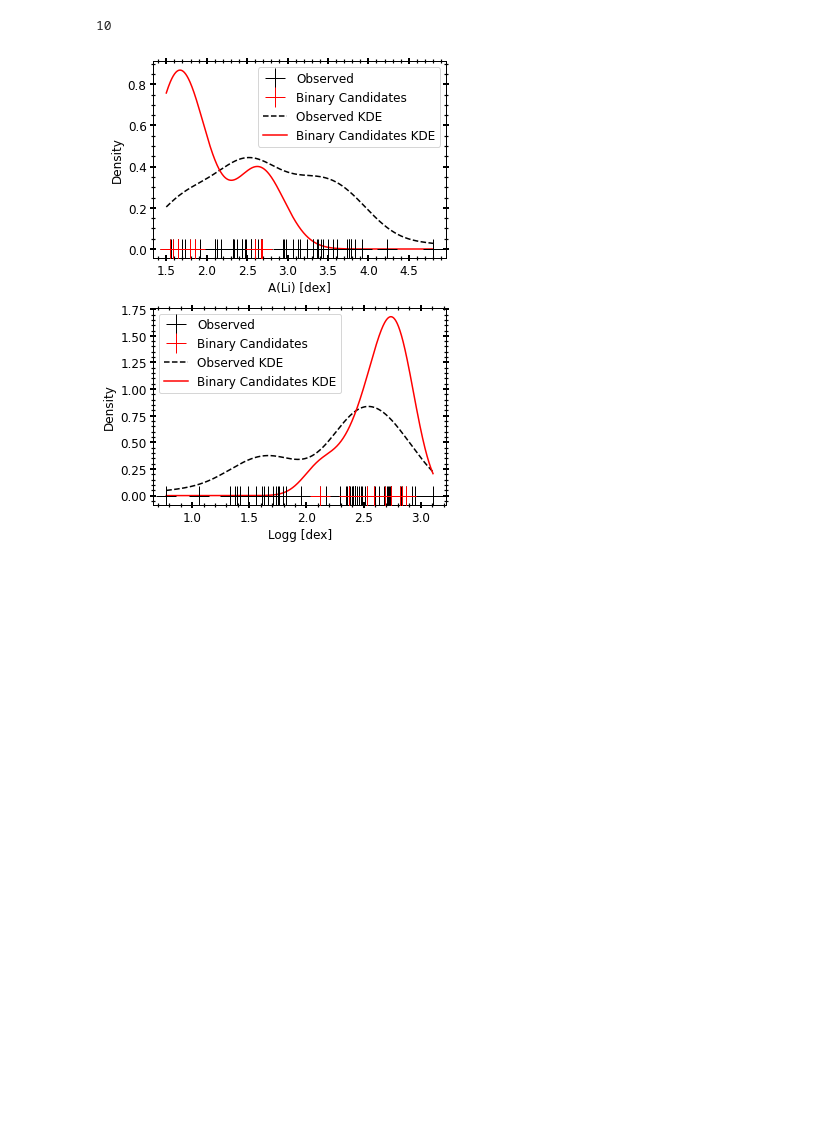
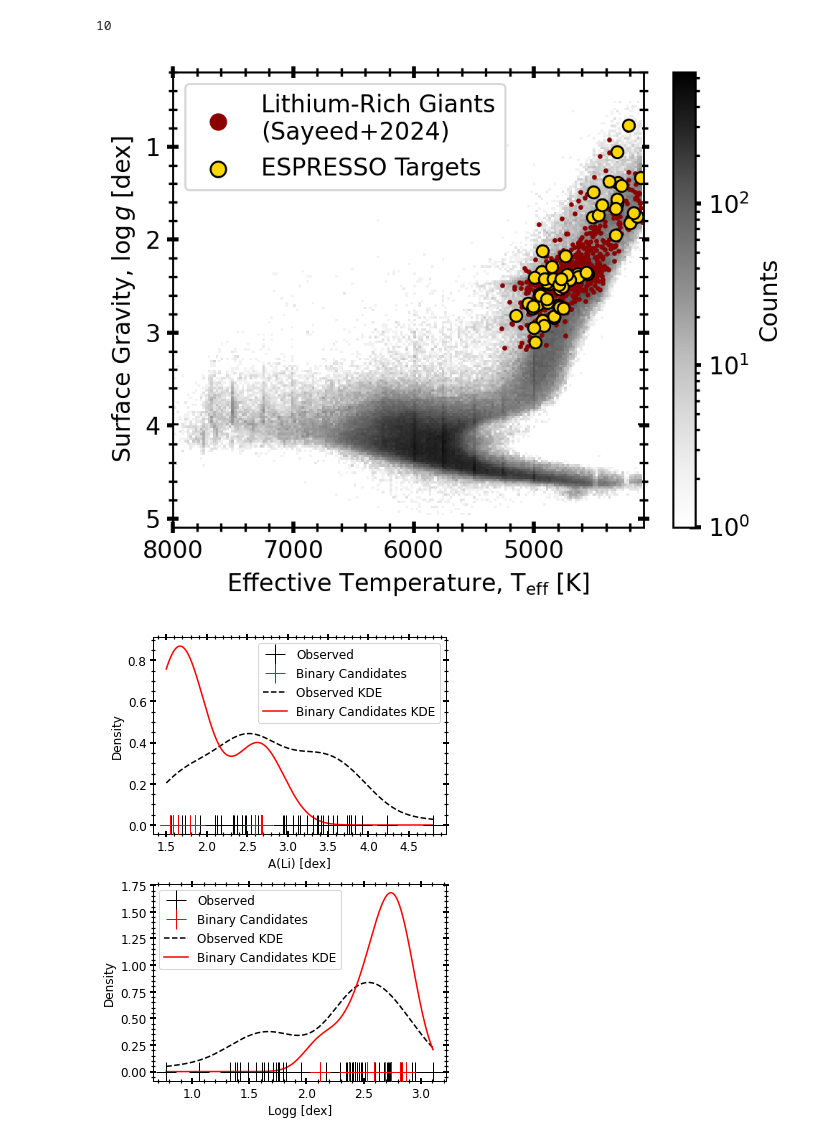
Before and after one commit to MaryumSayeed/ESPRESSO, a Jupyter notebook: scripts/make_tables.ipynb, the cells around one changed output. Drawn from its saved outputs; the diff is of its cells as text; code cells hidden in the pictures; blank space fills up the shorter version.

```diff
--- a/scripts/make_tables.ipynb
+++ b/scripts/make_tables.ipynb
@@ -548,43 +548,47 @@ len(rv_df[(rv_df.logg > 2.) & (rv_df.logg < 3.)])
 len(table4[(table4.logg > 2.) & (table4.logg < 3.)])
 # %% [output]
 10
+# %%
+df_rich = pd.read_pickle('../../lithium/data/gfinal_rich.pkl')
 # %%
 def hrd():
     PLOT_PARAMS(SIZE=12, LS=12)
     from matplotlib.colors import LogNorm
 
     good_galah = galah[(galah.flag_sp<=1) & (galah.flag_fe_h==0)]
     x, y  = good_galah.teff.values, good_galah.logg.values
 
     bins = 180
 
     plt.figure(figsize=(5,4),dpi=200)
 
-    h = plt.hist2d(x, y, bins=(bins, bins), cmap='Greys', norm=LogNorm(), label='GALAH')
+    h = plt.hist2d(x, y, bins=(bins, bins), cmap='Greys', norm=LogNorm(), label='GALAH DR3')
 
     plt.xlim(min(x)-10, max(x)+10)
     plt.ylim(min(y)-0.1, max(y)+0.1)
 
     x, y = df_rich.teff.values, df_rich.logg.values
     bins = 60
 #     h = plt.hist2d(x, y, bins=(bins, bins), cmap='magma', norm=LogNorm(), label='GALAH')
     plt.colorbar(label='Counts')
     plt.scatter(df_rich.teff, df_rich.logg,s=2, label='Lithium-Rich Giants\n(Sayeed+2024)', color='darkred')
 
     plt.scatter(rv_df.teff, rv_df.logg, label='ESPRESSO Targets', ec='k',fc='gold')
-#     lgnd = plt.legend()
-#     lgnd.legend_handles[0]._sizes = [60]
-    #lgnd.legend_handles[1]._sizes = [60]
+    lgnd = plt.legend()
+    lgnd.legend_handles[0]._sizes = [60]
+    lgnd.legend_handles[1]._sizes = [60]
 
     plt.gca().invert_xaxis()
     plt.gca().invert_yaxis()
     plt.xlabel(r'Effective Temperature, T$_{\rm eff}$ [K]')
     plt.ylabel(r'Surface Gravity, $\log g$ [dex]')
     plt.tight_layout()
-    #plt.savefig('../plots/hrd_galah_%s.png'%DATE,bbox_inches='tight',dpi=150)
+    plt.savefig('../plots/hrd_galah_%s.png'%DATE,bbox_inches='tight',dpi=150)
 
 
-# hrd()
+hrd()
+# %% [output]
+[figure, added]
 # %%
 def make_kde():
 
```
Also changed, not shown: parts of 2 cells of this notebook, 3 other files.
